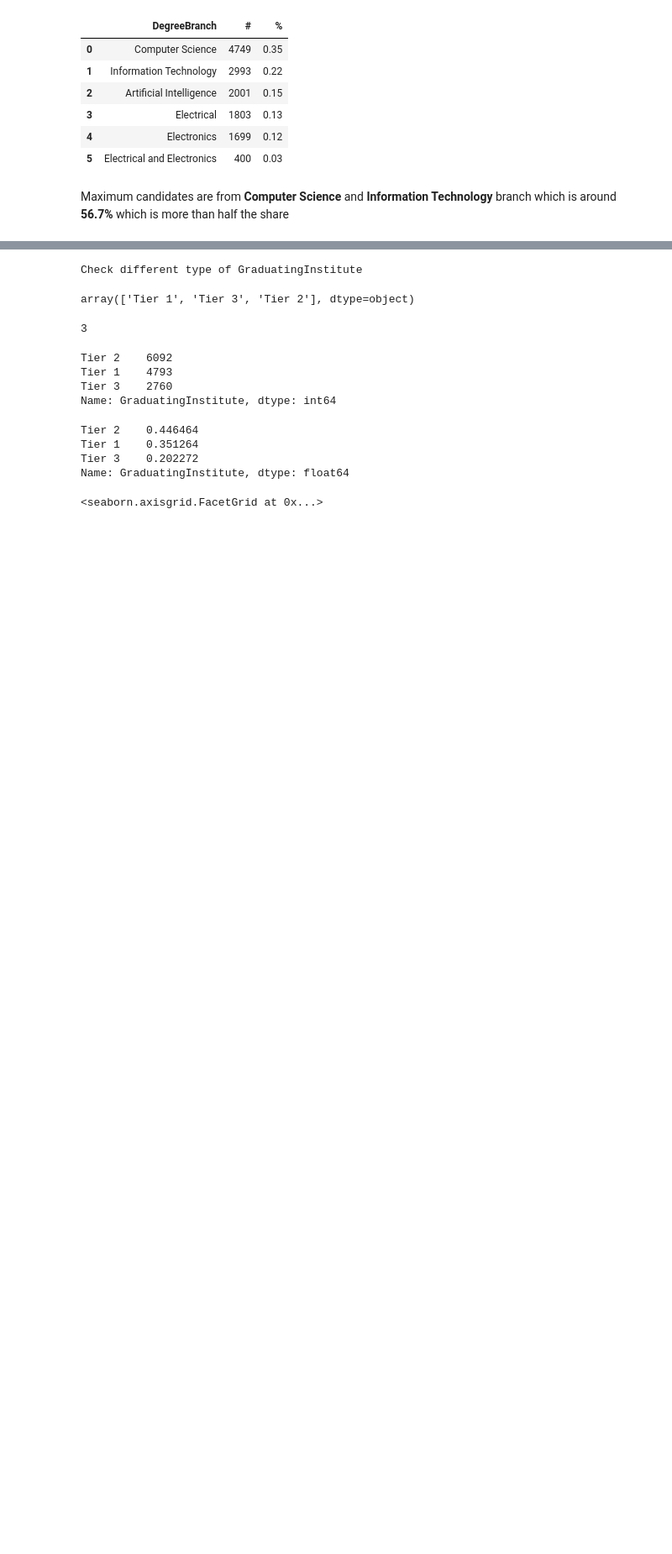
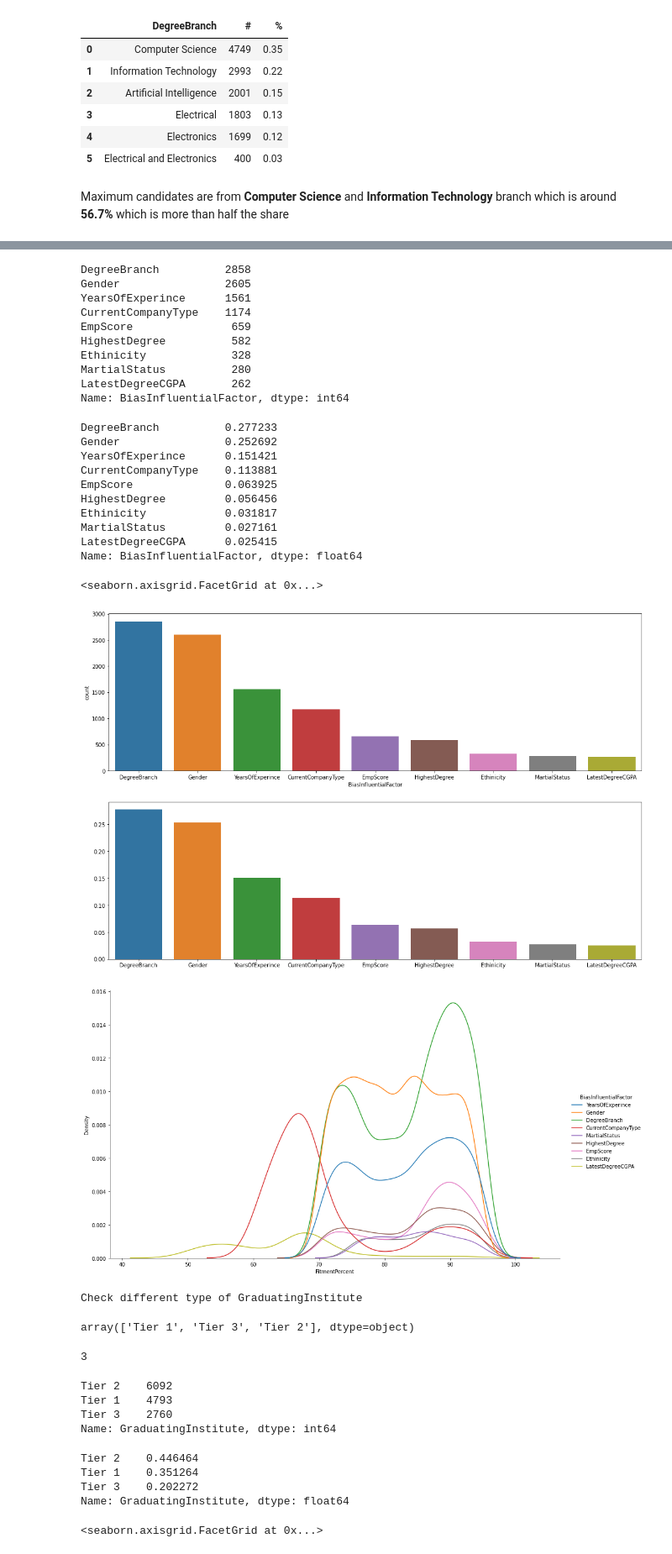
Before and after one commit to khimanshu11/amazon-ml-challange, a Jupyter notebook: AmazonGenderNeutralityAndInclusioin.ipynb, the cells around one changed output, grey strips where cells are left out. Shown at 84% size. Saved outputs shown, nothing was run; the diff lists cells and outputs as text; code cells hidden in the pictures; blank space fills up the shorter version.

```diff
--- a/AmazonGenderNeutralityAndInclusioin.ipynb
+++ b/AmazonGenderNeutralityAndInclusioin.ipynb
@@ -400,3 +435,17 @@ pd.DataFrame({'DegreeBranch': train.DegreeBranch.value_counts().index, '#':train
 | 5 | Electrical and Electronics | 400 | 0.03 |
 # %% [markdown]
 Maximum candidates are from **Computer Science** and **Information Technology** branch which is around **56.7%** which is more than half the share
+# %%
+print("Check different type of BiasInfluentialFactor \n")
+display(train.BiasInfluentialFactor.unique())
+display(len(train.BiasInfluentialFactor.unique()))
+
+display(train.BiasInfluentialFactor.value_counts())
+db_count = train.BiasInfluentialFactor.value_counts(normalize=True)
+display(db_count)
+fig, ax =plt.subplots(2, 1, figsize = (18,12))
+sns.countplot(x="BiasInfluentialFactor", data=train, order=db_count.index, ax = ax[0])
+sns.barplot(y=db_count.values, x = db_count.index, order=db_count.index, ax = ax[1])
+
+sns.displot(train, x="FitmentPercent", hue="BiasInfluentialFactor", kind = "kde", height=8, aspect=10/6)
+# %% [output]
@@ -403,3 +457,26 @@ Maximum candidates are from **Computer Science** and **Information Technology**
+DegreeBranch          2858
+Gender                2605
+YearsOfExperince      1561
+CurrentCompanyType    1174
+EmpScore               659
+HighestDegree          582
+Ethinicity             328
+MartialStatus          280
+LatestDegreeCGPA       262
+Name: BiasInfluentialFactor, dtype: int64
+DegreeBranch          0.277233
+Gender                0.252692
+YearsOfExperince      0.151421
+CurrentCompanyType    0.113881
+EmpScore              0.063925
+HighestDegree         0.056456
+Ethinicity            0.031817
+MartialStatus         0.027161
+LatestDegreeCGPA      0.025415
+Name: BiasInfluentialFactor, dtype: float64
+<seaborn.axisgrid.FacetGrid at 0x...>
+[figure, added]
+[figure, added]
 # %%
 print("Check different type of GraduatingInstitute \n")
 display(train.GraduatingInstitute.unique())
```
Also changed, not shown: parts of 13 cells of this notebook.
